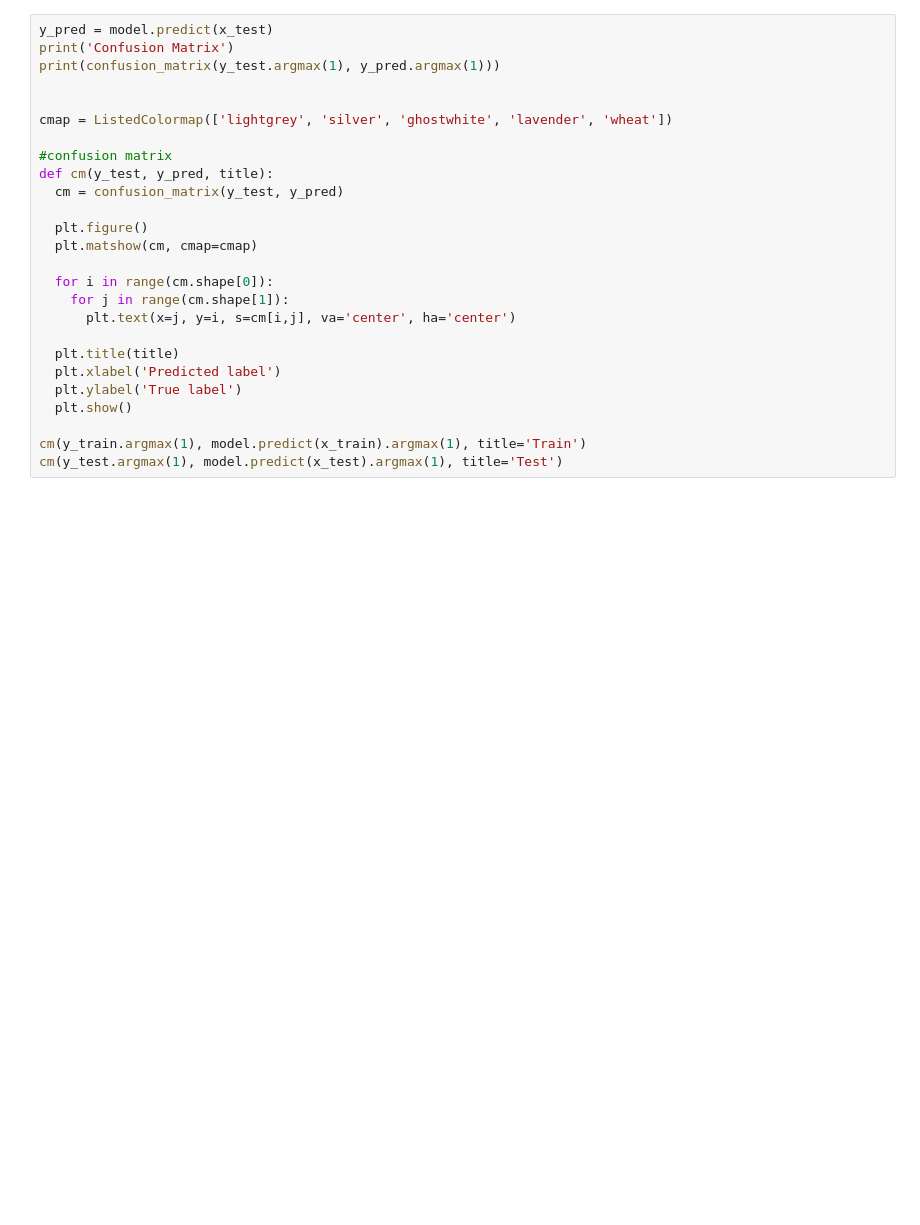
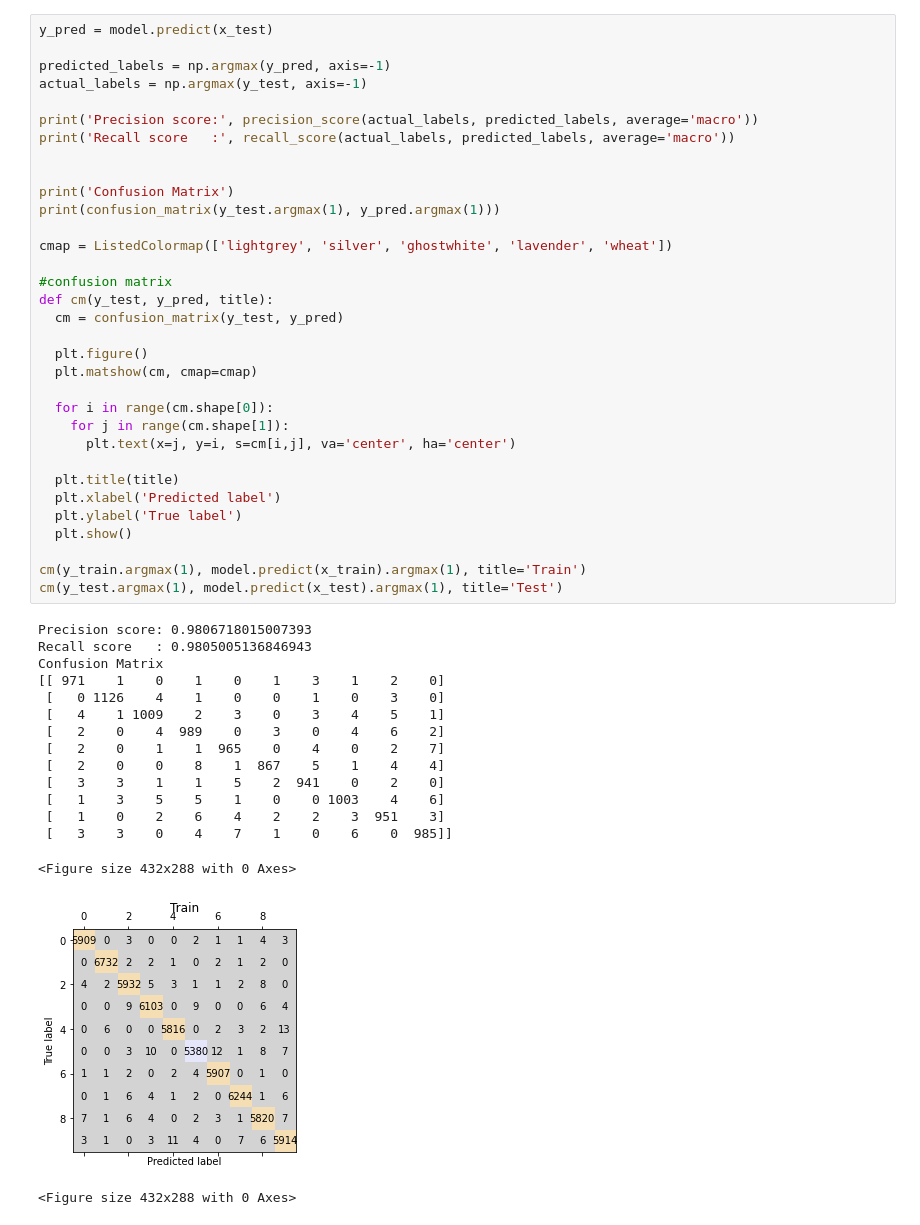
Before and after one commit to ibribr/ML, a Jupyter notebook: MNIST_keras.ipynb, the cells around one changed output. Cells and saved outputs as stored; diff of their text form; blank space fills up the shorter version.

```diff
--- a/MNIST_keras.ipynb
+++ b/MNIST_keras.ipynb
@@ -75,26 +74,50 @@ Epoch 52/100
 # %%
 y_pred = model.predict(x_test)
+
+predicted_labels = np.argmax(y_pred, axis=-1)
+actual_labels = np.argmax(y_test, axis=-1)
+
+print('Precision score:', precision_score(actual_labels, predicted_labels, average='macro'))
+print('Recall score   :', recall_score(actual_labels, predicted_labels, average='macro'))
+
+
 print('Confusion Matrix')
 print(confusion_matrix(y_test.argmax(1), y_pred.argmax(1)))
-
 
 cmap = ListedColormap(['lightgrey', 'silver', 'ghostwhite', 'lavender', 'wheat'])
 
 #confusion matrix
 def cm(y_test, y_pred, title):
   cm = confusion_matrix(y_test, y_pred)
 
   plt.figure()
   plt.matshow(cm, cmap=cmap)
 
   for i in range(cm.shape[0]):
     for j in range(cm.shape[1]):
       plt.text(x=j, y=i, s=cm[i,j], va='center', ha='center')
 
   plt.title(title)
   plt.xlabel('Predicted label')
   plt.ylabel('True label')
   plt.show()
 
 cm(y_train.argmax(1), model.predict(x_train).argmax(1), title='Train')
 cm(y_test.argmax(1), model.predict(x_test).argmax(1), title='Test')
+# %% [output]
+Precision score: 0.9806718015007393
+Recall score   : 0.9805005136846943
+Confusion Matrix
+[[ 971    1    0    1    0    1    3    1    2    0]
+ [   0 1126    4    1    0    0    1    0    3    0]
+ [   4    1 1009    2    3    0    3    4    5    1]
+ [   2    0    4  989    0    3    0    4    6    2]
+ [   2    0    1    1  965    0    4    0    2    7]
+ [   2    0    0    8    1  867    5    1    4    4]
+ [   3    3    1    1    5    2  941    0    2    0]
+ [   1    3    5    5    1    0    0 1003    4    6]
+ [   1    0    2    6    4    2    2    3  951    3]
+ [   3    3    0    4    7    1    0    6    0  985]]
+<Figure size 432x288 with 0 Axes>
+[figure, added]
+<Figure size 432x288 with 0 Axes>
```
Also changed, not shown: parts of 4 cells of this notebook.
